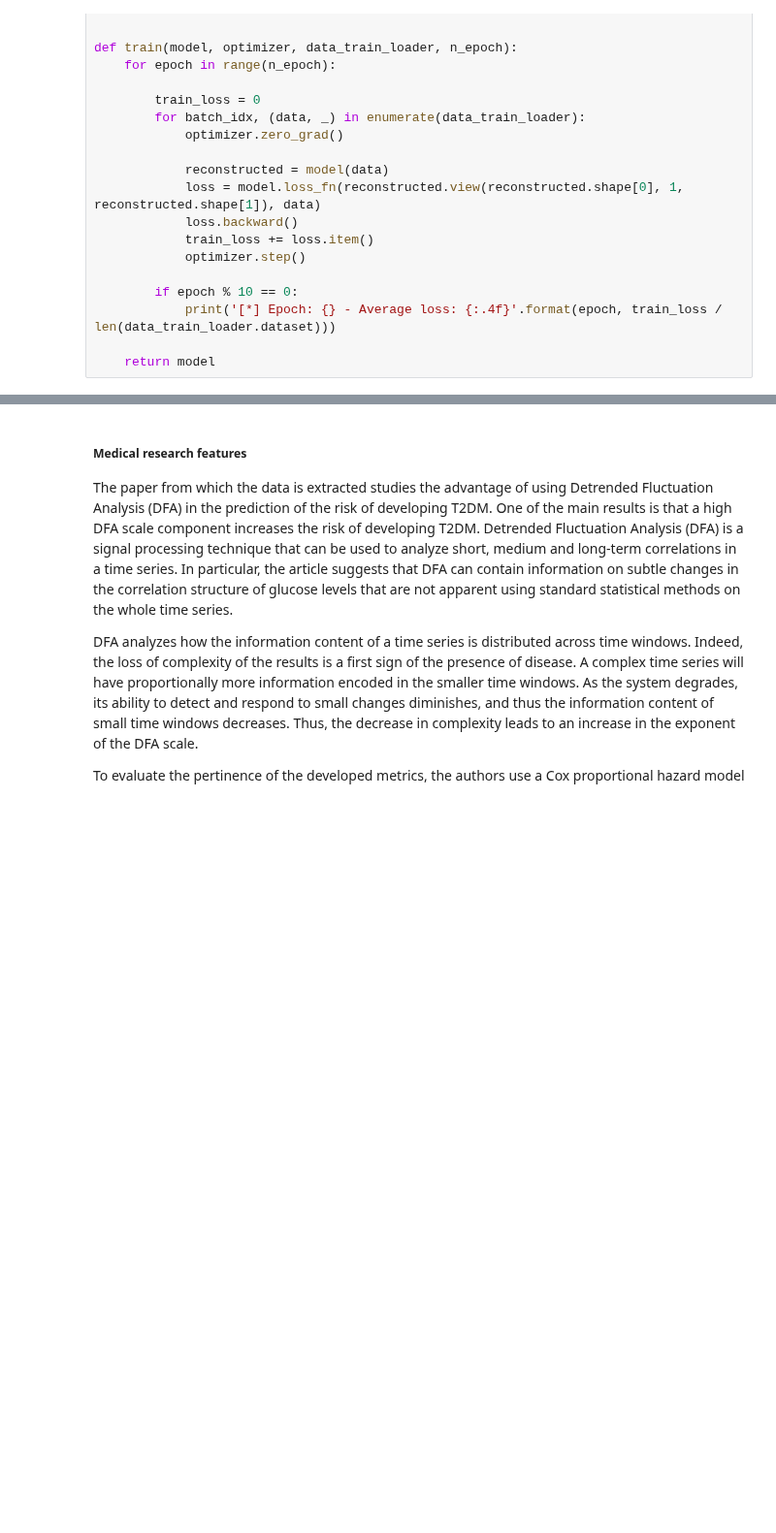
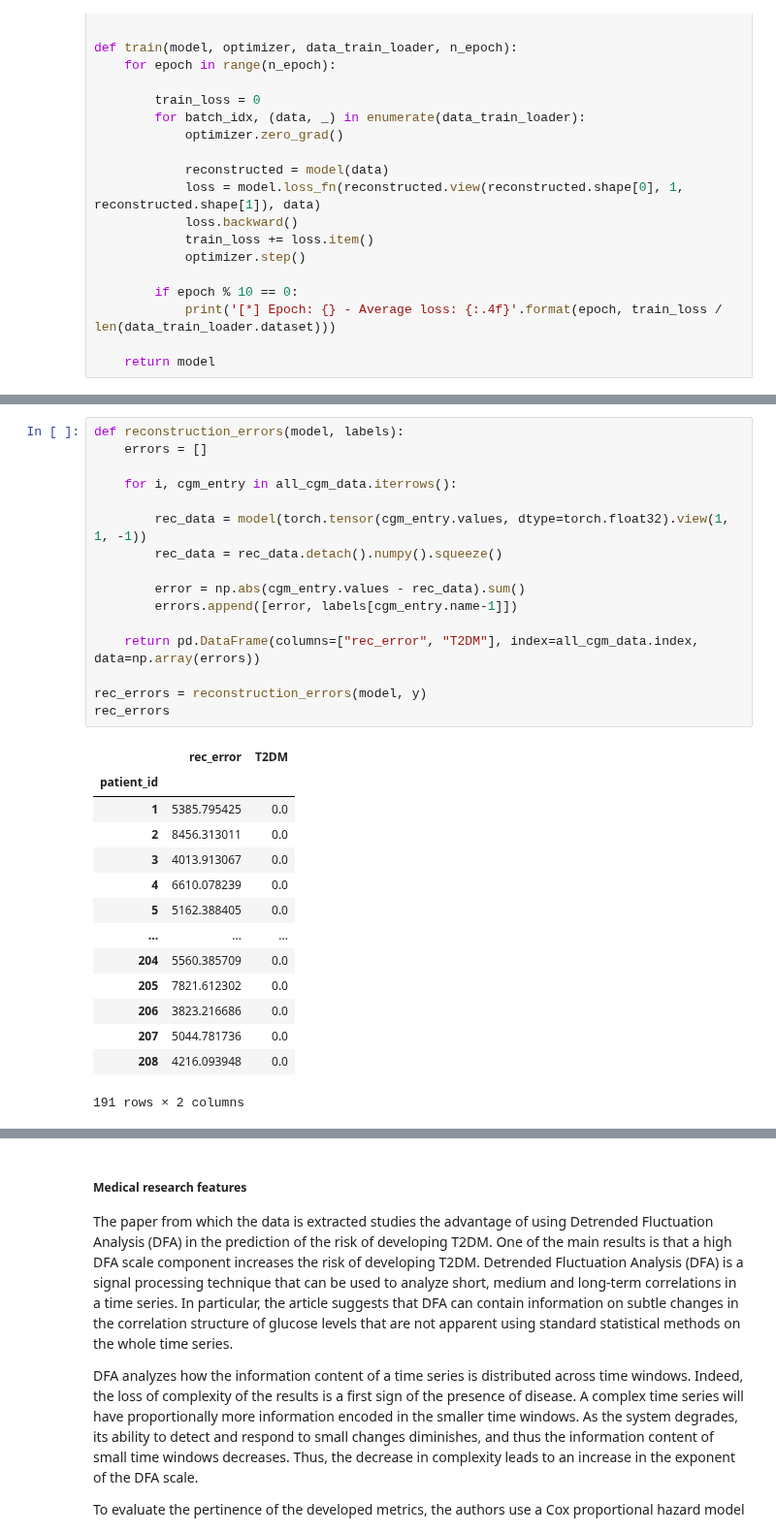
Before and after one commit to AlexandreChaussard/Datacamp-Project, a Jupyter notebook: DT2_starting_kit.ipynb, the cells around one changed output, grey strips where cells are left out. Shown at 97% size. Cells and saved outputs as stored; diff of their text form; blank space fills up the shorter version.

```diff
--- a/DT2_starting_kit.ipynb
+++ b/DT2_starting_kit.ipynb
@@ -1018,0 +1066,31 @@ Explanation of the results of AE
+# %%
+def reconstruction_errors(model, labels):
+    errors = []
+
+    for i, cgm_entry in all_cgm_data.iterrows():
+
+        rec_data = model(torch.tensor(cgm_entry.values, dtype=torch.float32).view(1, 1, -1))
+        rec_data = rec_data.detach().numpy().squeeze()
+
+        error = np.abs(cgm_entry.values - rec_data).sum()
+        errors.append([error, labels[cgm_entry.name-1]])
+
+    return pd.DataFrame(columns=["rec_error", "T2DM"], index=all_cgm_data.index, data=np.array(errors))
+
+rec_errors = reconstruction_errors(model, y)
+rec_errors
+# %% [output]
+|  | rec_error | T2DM |
+| patient_id |  |  |
+| 1 | 5385.795425 | 0.0 |
+| 2 | 8456.313011 | 0.0 |
+| 3 | 4013.913067 | 0.0 |
+| 4 | 6610.078239 | 0.0 |
+| 5 | 5162.388405 | 0.0 |
+| ... | ... | ... |
+| 204 | 5560.385709 | 0.0 |
+| 205 | 7821.612302 | 0.0 |
+| 206 | 3823.216686 | 0.0 |
+| 207 | 5044.781736 | 0.0 |
+| 208 | 4216.093948 | 0.0 |
+191 rows × 2 columns
```
Also changed, not shown: parts of 9 cells of this notebook.
